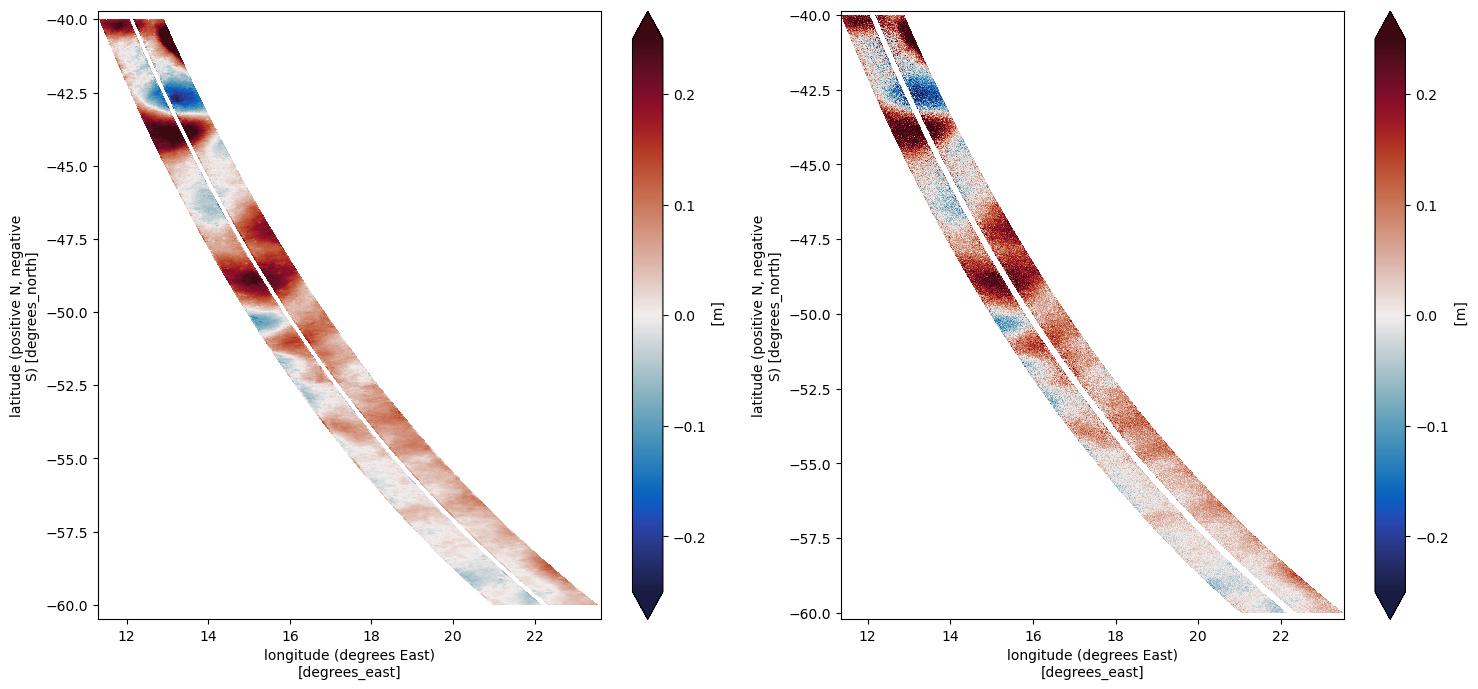
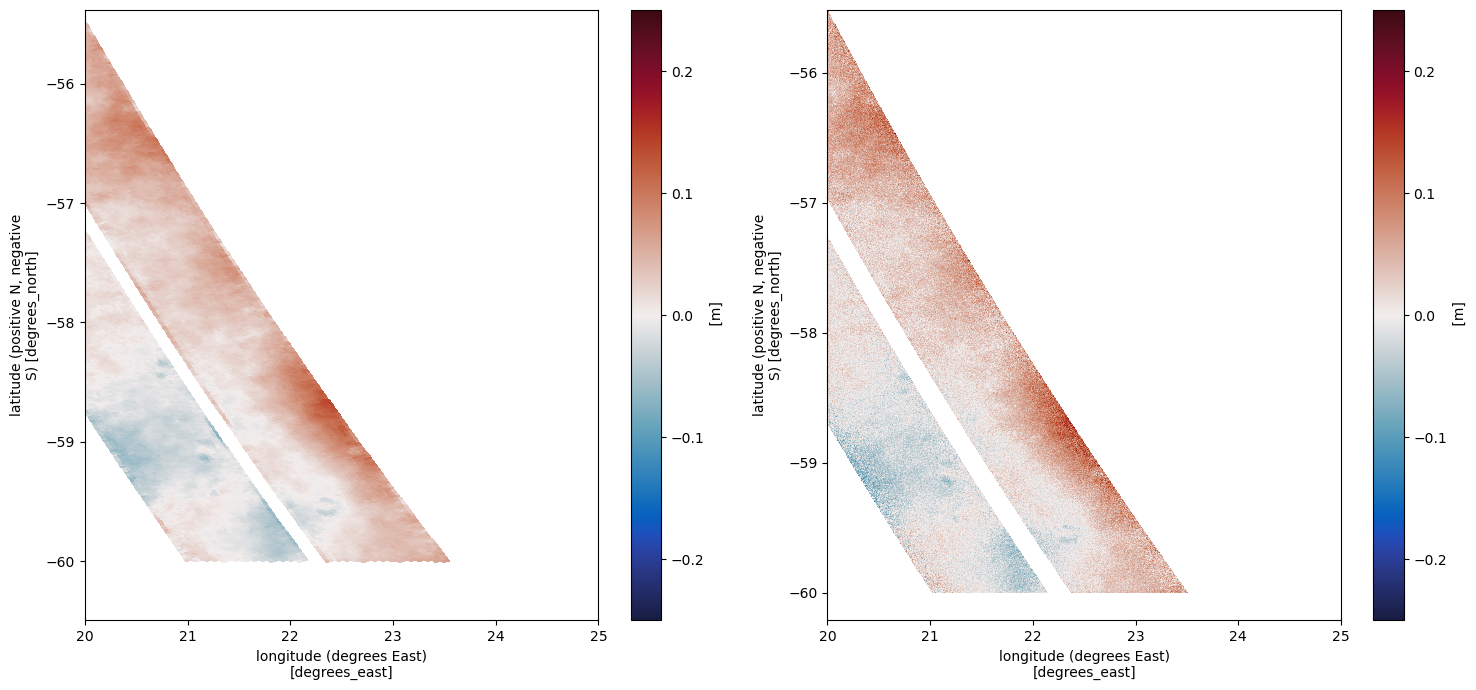
Code edit (unified diff) that turned the first committed figure into the second:
--- before
+++ after
@@ -3,3 +3,5 @@
 ssha_unsmoothl.plot(x='longitude',y='latitude',vmax=0.25,vmin =-0.25,ax=axs[1],add_colorbar=False,cmap=cm.cm.balance)
 ssha_unsmoothr.plot(x='longitude',y='latitude',vmax=0.25,vmin =-0.25,ax=axs[1],cmap=cm.cm.balance)
+for ax in axs:
+    ax.set_xlim(lon_min,lon_max);
 fig.tight_layout()

Commit: notebooks updates